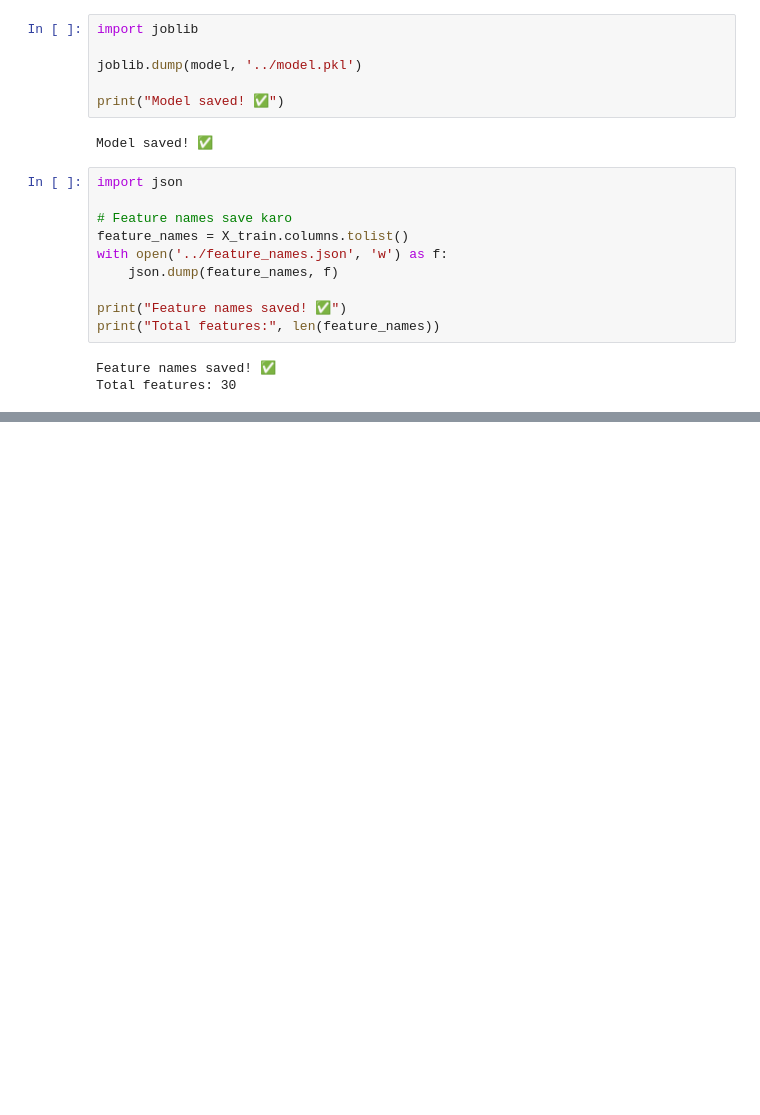
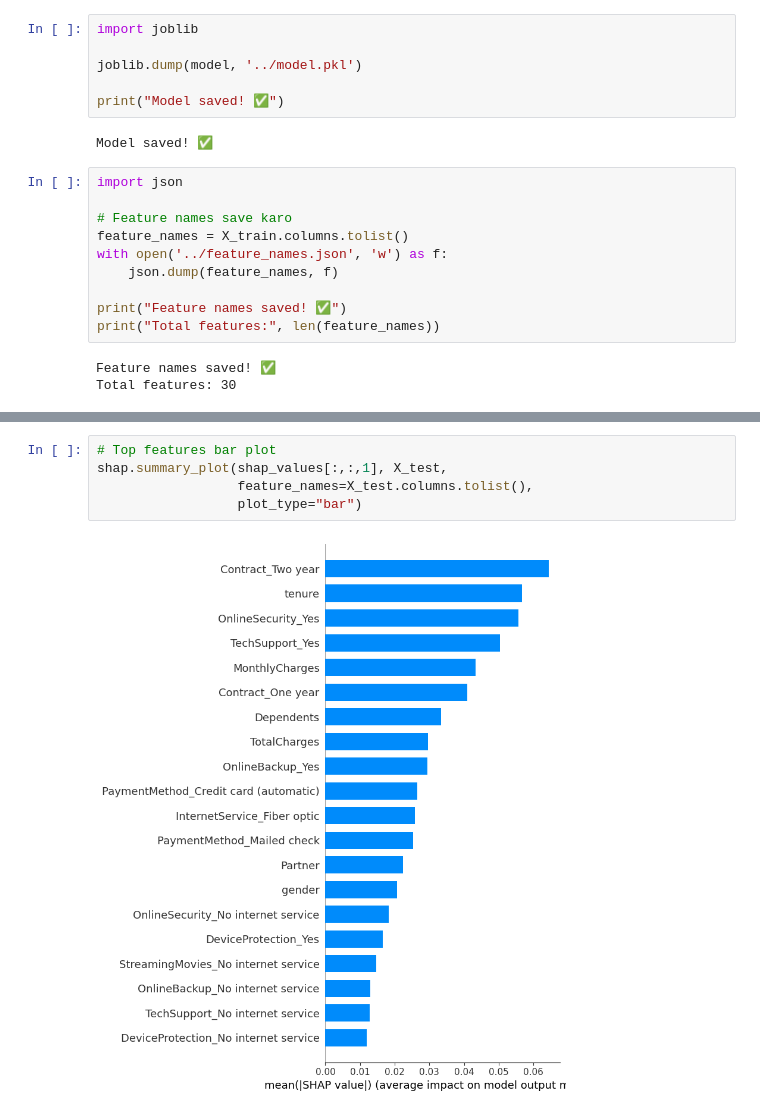
Before and after one commit to darshanpatel7706-eng/customer-churn-prediction, a Jupyter notebook: notebook/analysis.ipynb, the cells around one changed output, grey strips where cells are left out. Saved outputs shown, nothing was run; the diff lists cells and outputs as text; blank space fills up the shorter version.

```diff
--- a/notebook/analysis.ipynb
+++ b/notebook/analysis.ipynb
@@ -412,0 +432,7 @@ Total features: 30
+# %%
+# Top features bar plot
+shap.summary_plot(shap_values[:,:,1], X_test,
+                  feature_names=X_test.columns.tolist(),
+                  plot_type="bar")
+# %% [output]
+[figure, added]
```
Also changed, not shown: parts of 3 cells of this notebook, 7 other files.
